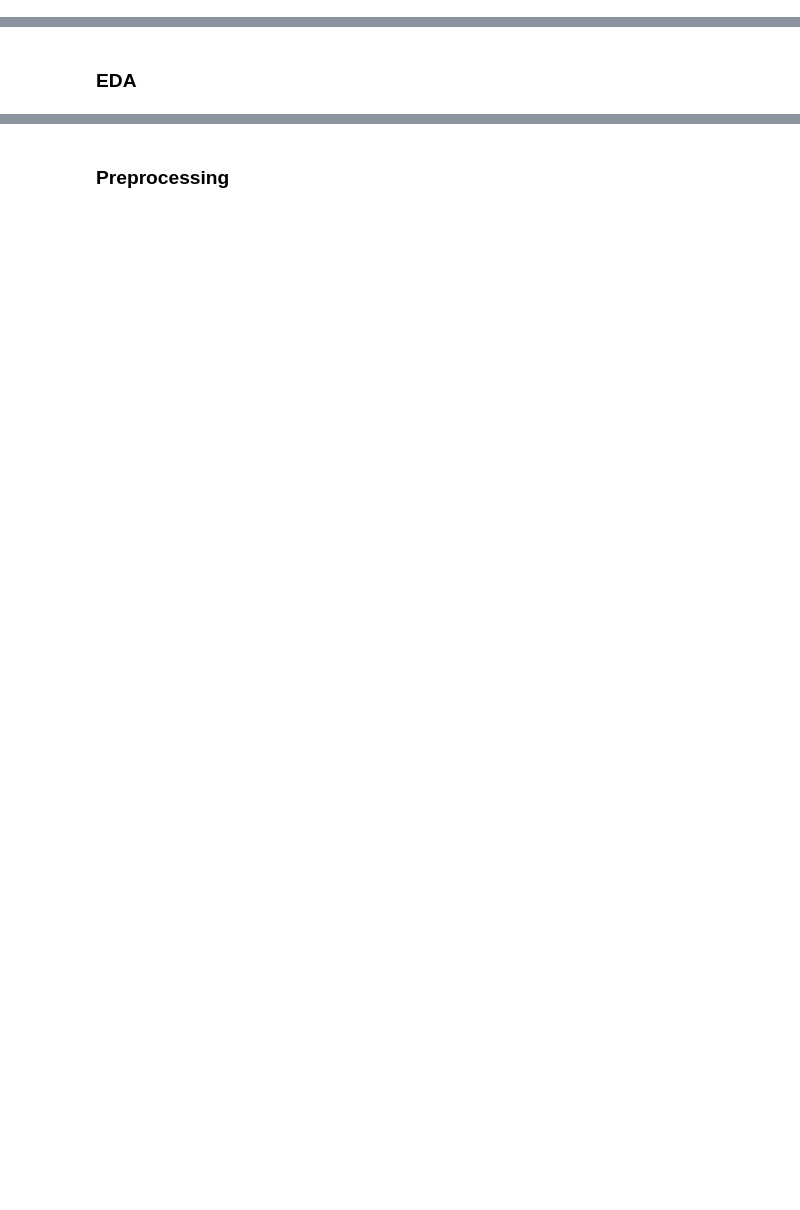
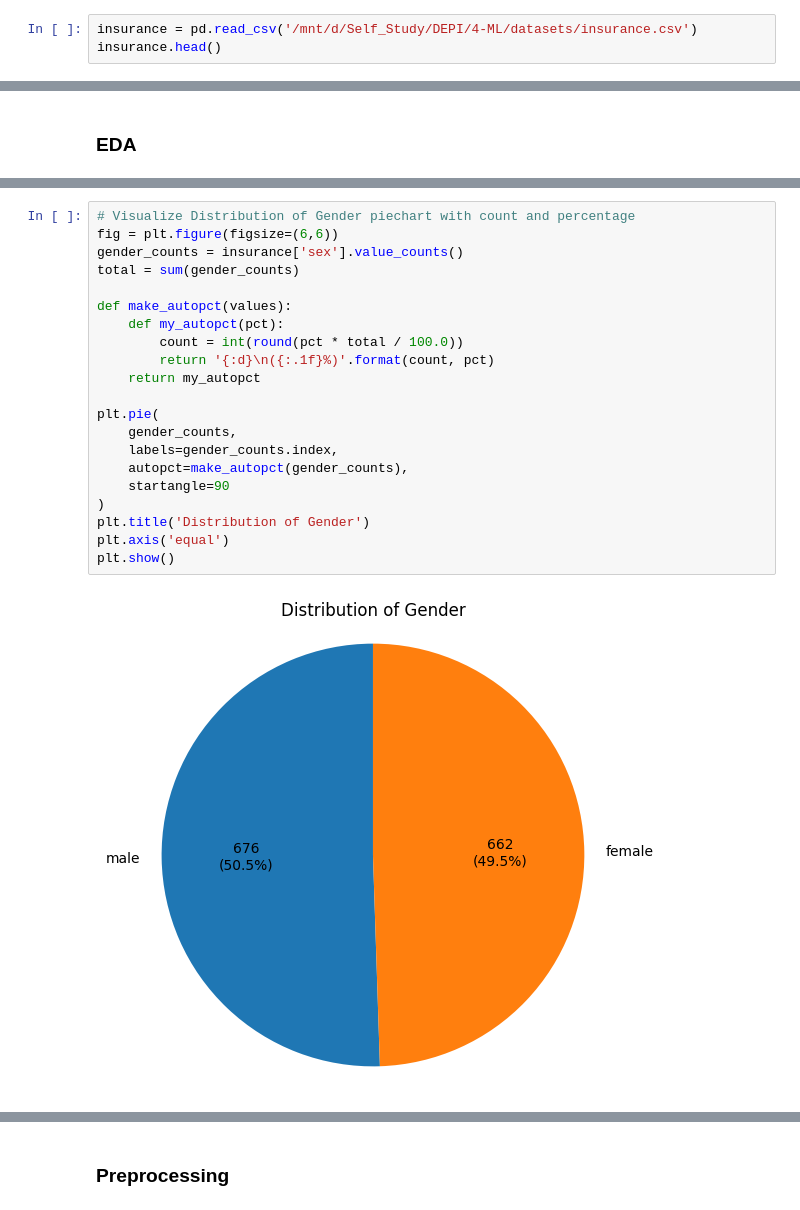
Before and after one commit to Ahmedaboenaba/Machine-Learning, a Jupyter notebook: Regression/medical insurance_cost_prediction.ipynb, the cells around one changed output, grey strips where cells are left out. Saved outputs shown, nothing was run; the diff lists cells and outputs as text; blank space fills up the shorter version.

Commit message:
Medical Insurance Cost prediction

```diff
--- a/Regression/medical insurance_cost_prediction.ipynb
+++ b/Regression/medical insurance_cost_prediction.ipynb
@@ -45,3 +54,6 @@ from sklearn.linear_model import LinearRegression
 from sklearn.metrics import r2_score
 # %% [markdown]
 ### Data Collection
+# %%
+insurance = pd.read_csv('/mnt/d/Self_Study/DEPI/4-ML/datasets/insurance.csv')
+insurance.head()
@@ -49,0 +115,23 @@ from sklearn.metrics import r2_score
+# %%
+# Visualize Distribution of Gender piechart with count and percentage
+fig = plt.figure(figsize=(6,6))
+gender_counts = insurance['sex'].value_counts()
+total = sum(gender_counts)
+
+def make_autopct(values):
+    def my_autopct(pct):
+        count = int(round(pct * total / 100.0))
+        return '{:d}\n({:.1f}%)'.format(count, pct)
+    return my_autopct
+
+plt.pie(
+    gender_counts,
+    labels=gender_counts.index,
+    autopct=make_autopct(gender_counts),
+    startangle=90
+)
+plt.title('Distribution of Gender')
+plt.axis('equal')
+plt.show()
+# %% [output]
+[figure, added]
```
Also changed, not shown: parts of 31 cells of this notebook.
